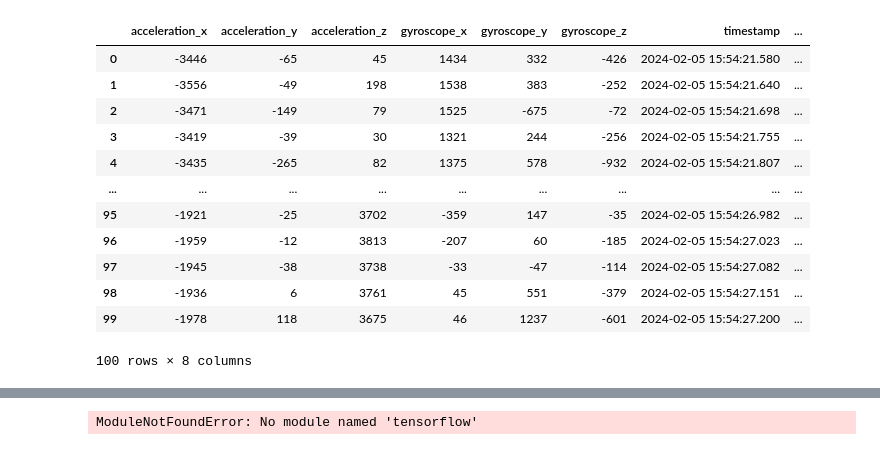
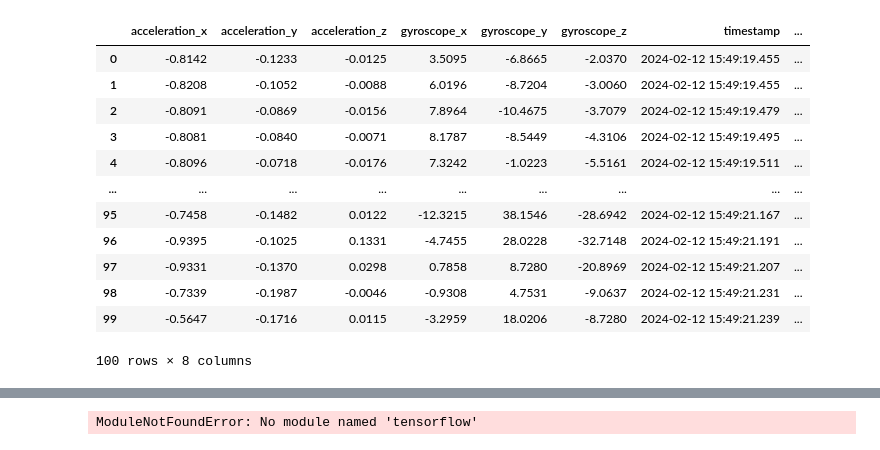
Before and after one commit to Virtuollam/DH-Fall-Detection-G6, a Jupyter notebook: Data Analysis/machine learning.ipynb, the cells around one changed output, grey strips where cells are left out. Drawn from its saved outputs; the diff is of its cells as text; code cells hidden in the pictures.

```diff
--- a/Data Analysis/machine learning.ipynb
+++ b/Data Analysis/machine learning.ipynb
@@ -17,30 +17,34 @@ import matplotlib.pyplot as plt
 # %%
 np.random.seed(1)
 #Uncomment and set the path to the csv file below
-file_path_jump = r'D:\visual studio code\project\EEN210-main\EEN210-main\repeated_jumping_20240205_155636.csv'
-file_path_updown =r'D:\visual studio code\project\EEN210-main\EEN210-main\sitdown&up_20240205_155420.csv'
-file_path_stand=r'D:\visual studio code\project\EEN210-main\EEN210-main\standing_20240205_155041.csv'
-jump_data = pd.read_csv(file_path_jump)
+#file_path_jump = r'D:\visual studio code\project\EEN210-main\EEN210-main\repeated_jumping_20240205_155636.csv'
+file_path_updown =r'D:\visual studio code\project\EEN210-main\EEN210-main\sitting up and down 2min.csv'
+file_path_walk=r'D:\visual studio code\project\EEN210-main\EEN210-main\walk_2min_data_20240212_154122.csv'
+file_path_fall=r'D:\visual studio code\project\EEN210-main\EEN210-main\5bagtoss_20240211_203142.csv'
+
+
+walk_data = pd.read_csv(file_path_walk)
 updown_data = pd.read_csv(file_path_updown)
-stand_data=pd.read_csv(file_path_stand)
+#stand_data=pd.read_csv(file_path_stand)
+fall_data=pd.read_csv(file_path_fall)
 
-jump_data["label"]=0
+walk_data["label"]=0
 updown_data["label"]=1
-stand_data["label"]=2
+fall_data["label"]=2
 updown_data.head(100)
 # %% [output]
 |  | acceleration_x | acceleration_y | acceleration_z | gyroscope_x | gyroscope_y | gyroscope_z | timestamp | ... |
-| 0 | -3446 | -65 | 45 | 1434 | 332 | -426 | 2024-02-05 15:54:21.580 | ... |
-| 1 | -3556 | -49 | 198 | 1538 | 383 | -252 | 2024-02-05 15:54:21.640 | ... |
-| 2 | -3471 | -149 | 79 | 1525 | -675 | -72 | 2024-02-05 15:54:21.698 | ... |
-| 3 | -3419 | -39 | 30 | 1321 | 244 | -256 | 2024-02-05 15:54:21.755 | ... |
-| 4 | -3435 | -265 | 82 | 1375 | 578 | -932 | 2024-02-05 15:54:21.807 | ... |
+| 0 | -0.8142 | -0.1233 | -0.0125 | 3.5095 | -6.8665 | -2.0370 | 2024-02-12 15:49:19.455 | ... |
+| 1 | -0.8208 | -0.1052 | -0.0088 | 6.0196 | -8.7204 | -3.0060 | 2024-02-12 15:49:19.455 | ... |
+| 2 | -0.8091 | -0.0869 | -0.0156 | 7.8964 | -10.4675 | -3.7079 | 2024-02-12 15:49:19.479 | ... |
+| 3 | -0.8081 | -0.0840 | -0.0071 | 8.1787 | -8.5449 | -4.3106 | 2024-02-12 15:49:19.495 | ... |
+| 4 | -0.8096 | -0.0718 | -0.0176 | 7.3242 | -1.0223 | -5.5161 | 2024-02-12 15:49:19.511 | ... |
 | ... | ... | ... | ... | ... | ... | ... | ... | ... |
-| 95 | -1921 | -25 | 3702 | -359 | 147 | -35 | 2024-02-05 15:54:26.982 | ... |
-| 96 | -1959 | -12 | 3813 | -207 | 60 | -185 | 2024-02-05 15:54:27.023 | ... |
-| 97 | -1945 | -38 | 3738 | -33 | -47 | -114 | 2024-02-05 15:54:27.082 | ... |
-| 98 | -1936 | 6 | 3761 | 45 | 551 | -379 | 2024-02-05 15:54:27.151 | ... |
-| 99 | -1978 | 118 | 3675 | 46 | 1237 | -601 | 2024-02-05 15:54:27.200 | ... |
+| 95 | -0.7458 | -0.1482 | 0.0122 | -12.3215 | 38.1546 | -28.6942 | 2024-02-12 15:49:21.167 | ... |
+| 96 | -0.9395 | -0.1025 | 0.1331 | -4.7455 | 28.0228 | -32.7148 | 2024-02-12 15:49:21.191 | ... |
+| 97 | -0.9331 | -0.1370 | 0.0298 | 0.7858 | 8.7280 | -20.8969 | 2024-02-12 15:49:21.207 | ... |
+| 98 | -0.7339 | -0.1987 | -0.0046 | -0.9308 | 4.7531 | -9.0637 | 2024-02-12 15:49:21.231 | ... |
+| 99 | -0.5647 | -0.1716 | 0.0115 | -3.2959 | 18.0206 | -8.7280 | 2024-02-12 15:49:21.239 | ... |
 100 rows × 8 columns
 # %%
 columns = [
```
Also changed, not shown: parts of 13 cells of this notebook.
